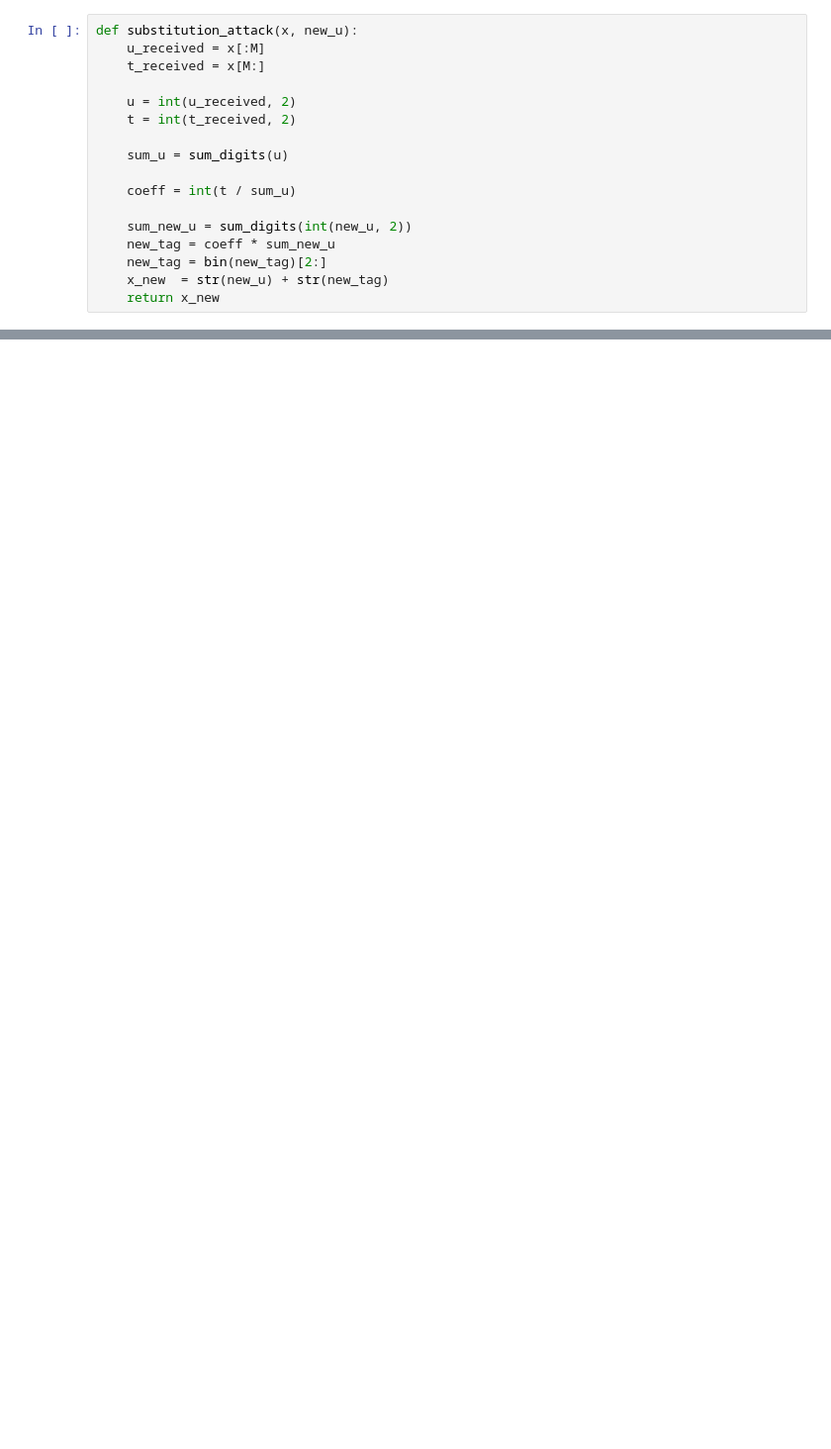
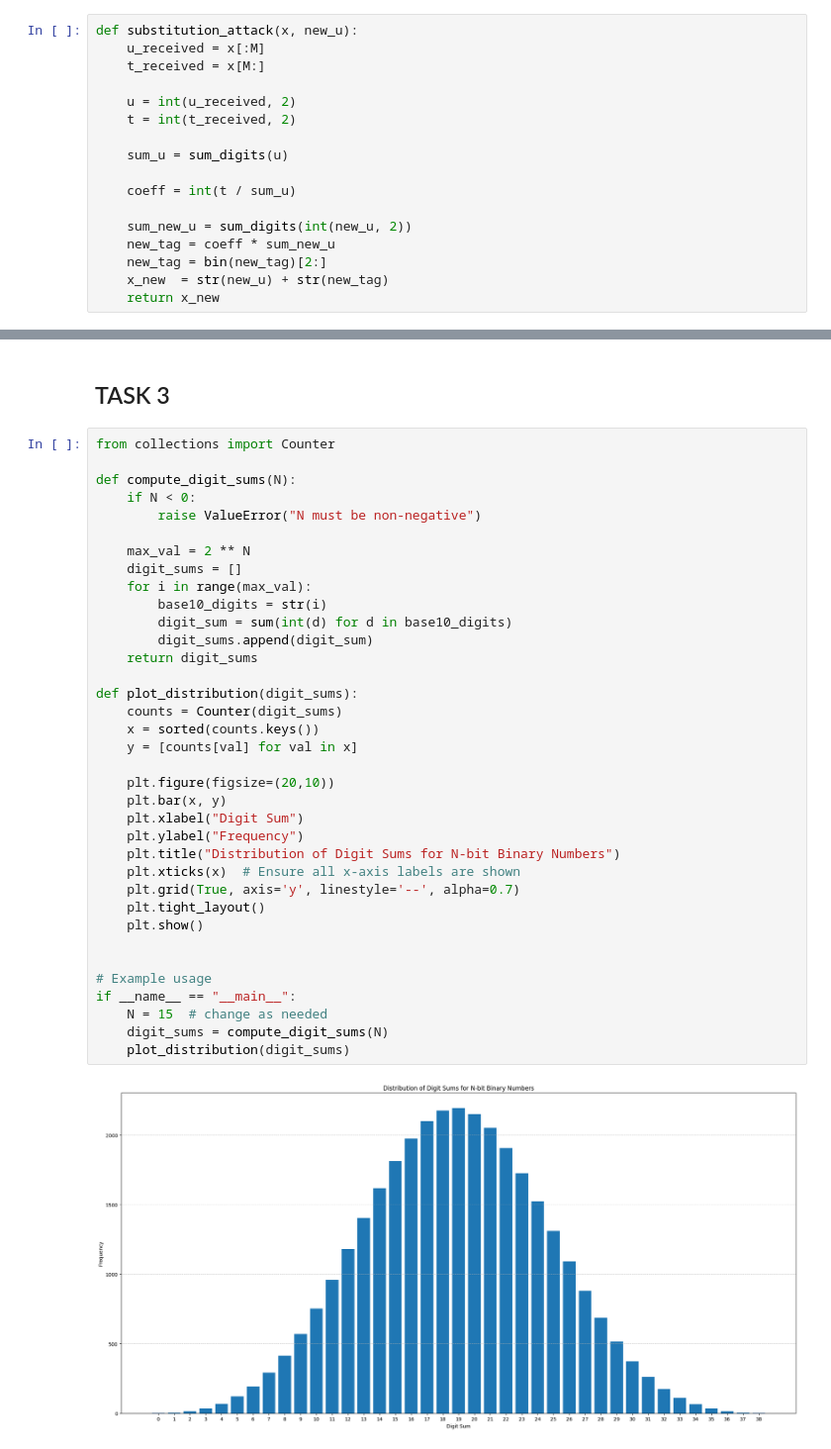
Before and after one commit to cibecs/lab-infosec, a Jupyter notebook: lab3/Lab3_info_sec.ipynb, the cells around one changed output, grey strips where cells are left out. Shown: that part at 99% size. Drawn from its saved outputs; the diff is of its cells as text; blank space fills up the shorter version.

```diff
--- a/lab3/Lab3_info_sec.ipynb
+++ b/lab3/Lab3_info_sec.ipynb
@@ -182 +182,41 @@ u_received: 11110011010110110111011001000011001110011010100111
 b: 0 (0 -> correct, 1 -> incorrect)
+# %% [markdown]
+## TASK 3
+# %%
+from collections import Counter
+
+def compute_digit_sums(N):
+    if N < 0:
+        raise ValueError("N must be non-negative")
+
+    max_val = 2 ** N
+    digit_sums = []
+    for i in range(max_val):
+        base10_digits = str(i)
+        digit_sum = sum(int(d) for d in base10_digits)
+        digit_sums.append(digit_sum)
+    return digit_sums
+
+def plot_distribution(digit_sums):
+    counts = Counter(digit_sums)
+    x = sorted(counts.keys())
+    y = [counts[val] for val in x]
+
+    plt.figure(figsize=(20,10))
+    plt.bar(x, y)
+    plt.xlabel("Digit Sum")
+    plt.ylabel("Frequency")
+    plt.title("Distribution of Digit Sums for N-bit Binary Numbers")
+    plt.xticks(x)  # Ensure all x-axis labels are shown
+    plt.grid(True, axis='y', linestyle='--', alpha=0.7)
+    plt.tight_layout()
+    plt.show()
+
+
+# Example usage
+if __name__ == "__main__":
+    N = 15  # change as needed
+    digit_sums = compute_digit_sums(N)
+    plot_distribution(digit_sums)
+# %% [output]
+[figure, added]
```
Also changed, not shown: parts of 5 cells of this notebook.
